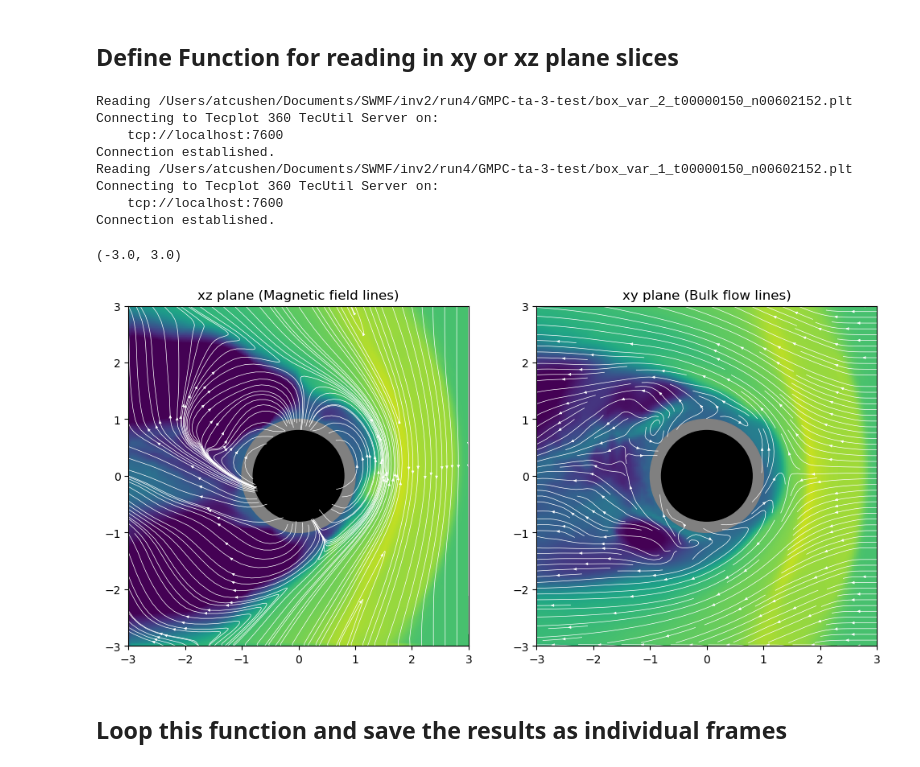
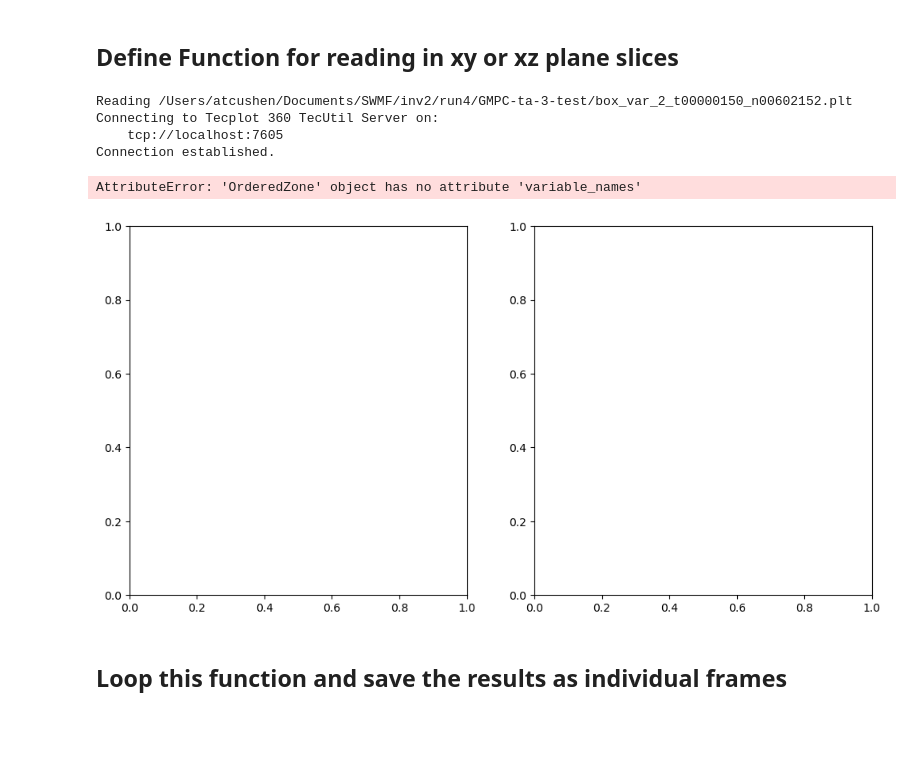
Before and after one commit to alexandercushen/MercuryModelling, a Jupyter notebook: plotting/GM_plotting.ipynb, the cells around one changed output. Saved outputs shown, nothing was run; the diff lists cells and outputs as text; code cells hidden in the pictures; blank space fills up the shorter version.

```diff
--- a/plotting/GM_plotting.ipynb
+++ b/plotting/GM_plotting.ipynb
@@ -37,7 +37,7 @@ def extract_2d_grid(mypath,var_ls=["Rho*"],plane="xy",shape=[20,20],xlims=[-2.5,
     # Note: y is used to refer to the "vertical" coordinate, which could be Y or X
     print("Reading",mypath)
     # Connect to tp and load data
-    tp.session.connect()
+    tp.session.connect(port=7605)
     tp.new_layout()
     dataset = tp.data.load_tecplot(mypath)
     frame = tp.active_frame()
@@ -88,6 +88,7 @@ def extract_2d_grid(mypath,var_ls=["Rho*"],plane="xy",shape=[20,20],xlims=[-2.5,
     for var in var_ls:
         #tp.data.operate.interpolate_linear(rect_zone, dataset.zone('STRUCTURED*'), dataset.variable(var))
         tp.data.operate.interpolate_linear(source_zones=[0],destination_zone=1,variables=[3,4,5,6,7,8,9,10,11,12,13,14,15,16,17,18,19,20,21,22])
+        print(rect_zone.variable_names)
         temp = rect_zone.values(var).as_numpy_array()
         out = np.zeros_like(xx)
         count=0
@@ -105,40 +106,36 @@ ylims=[-3,3]
 shape=[150,150]
 
 fig, axs = plt.subplots(nrows=1,ncols=2,figsize=(6*2,6))
 
 filename = '/Users/atcushen/Documents/SWMF/inv2/run4/GMPC-ta-3-test/box_var_2_t00000150_n00602152.plt'
 my_data,xx,yy,zz = extract_2d_grid(filename,var_ls=["Rho*","B_x*","B_z*"],shape=shape,xlims=xlims,ylims=ylims,plane="xz")
 im=axs[0].imshow(my_data["Rho*"],extent=[xlims[0], xlims[1],ylims[0], ylims[1]],norm=LogNorm(vmin=1, vmax=150), origin='lower')
 axs[0].streamplot(xx,zz,my_data["B_x*"],my_data["B_z*"],color='white',linewidth=0.5,broken_streamlines=False,arrowsize=0.5)
 axs[0].set_title("xz plane (Magnetic field lines)")
 axs[0].add_patch(plt.Circle((0, 0), 1, color='grey'))
 axs[0].add_patch(plt.Circle((0, 0), 0.8, color='black'))
 axs[0].set_xlim(xlims)
 axs[0].set_ylim(xlims)
 
 filename = '/Users/atcushen/Documents/SWMF/inv2/run4/GMPC-ta-3-test/box_var_1_t00000150_n00602152.plt'
 my_data,xx,yy,zz = extract_2d_grid(filename,var_ls=["Rho*","U_x*","U_y*"],shape=shape,xlims=xlims,ylims=ylims,plane="xy")
 im=axs[1].imshow(my_data["Rho*"],extent=[xlims[0], xlims[1],ylims[0], ylims[1]],norm=LogNorm(vmin=1, vmax=150), origin='lower')
 axs[1].streamplot(xx,yy,my_data["U_x*"],my_data["U_y*"],color='white',linewidth=0.5,density=2,arrowsize=0.5)
 axs[1].set_title("xy plane (Bulk flow lines)")
 axs[1].add_patch(plt.Circle((0, 0), 1, color='grey'))
 axs[1].add_patch(plt.Circle((0, 0), 0.8, color='black'))
 axs[1].set_xlim(xlims)
 axs[1].set_ylim(xlims)
 
 #clb=fig.colorbar(im,ax=axs[2])
 #clb.ax.set_title('$rho$ [amu/cc]',fontsize=12)
 # %% [output]
 Reading /Users/atcushen/Documents/SWMF/inv2/run4/GMPC-ta-3-test/box_var_2_t00000150_n00602152.plt
 Connecting to Tecplot 360 TecUtil Server on:
-    tcp://localhost:7600
+    tcp://localhost:7605
 Connection established.
-Reading /Users/atcushen/Documents/SWMF/inv2/run4/GMPC-ta-3-test/box_var_1_t00000150_n00602152.plt
-Connecting to Tecplot 360 TecUtil Server on:
-    tcp://localhost:7600
-Connection established.
-(-3.0, 3.0)
+AttributeError: 'OrderedZone' object has no attribute 'variable_names'
-[figure, old version]
+[figure, new version]
 # %% [markdown]
 ## Loop this function and save the results as individual frames
 # %%
```
Also changed, not shown: parts of 3 cells of this notebook, 5 other files.
